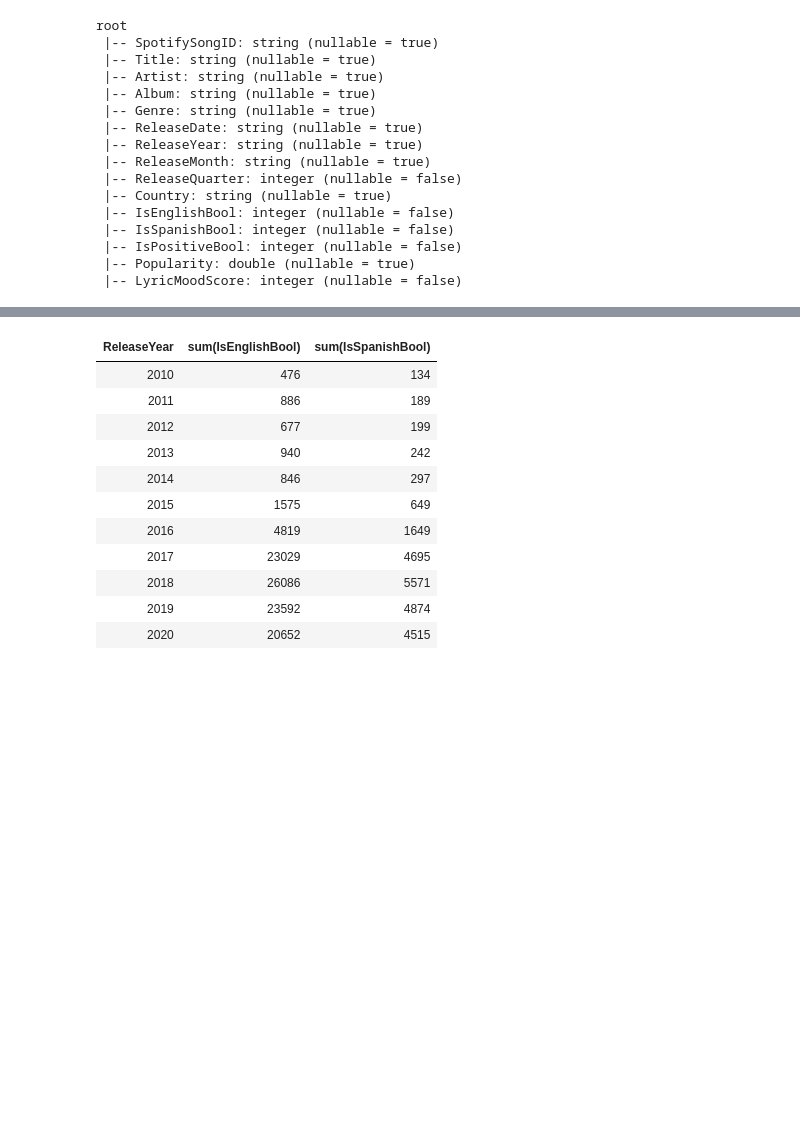
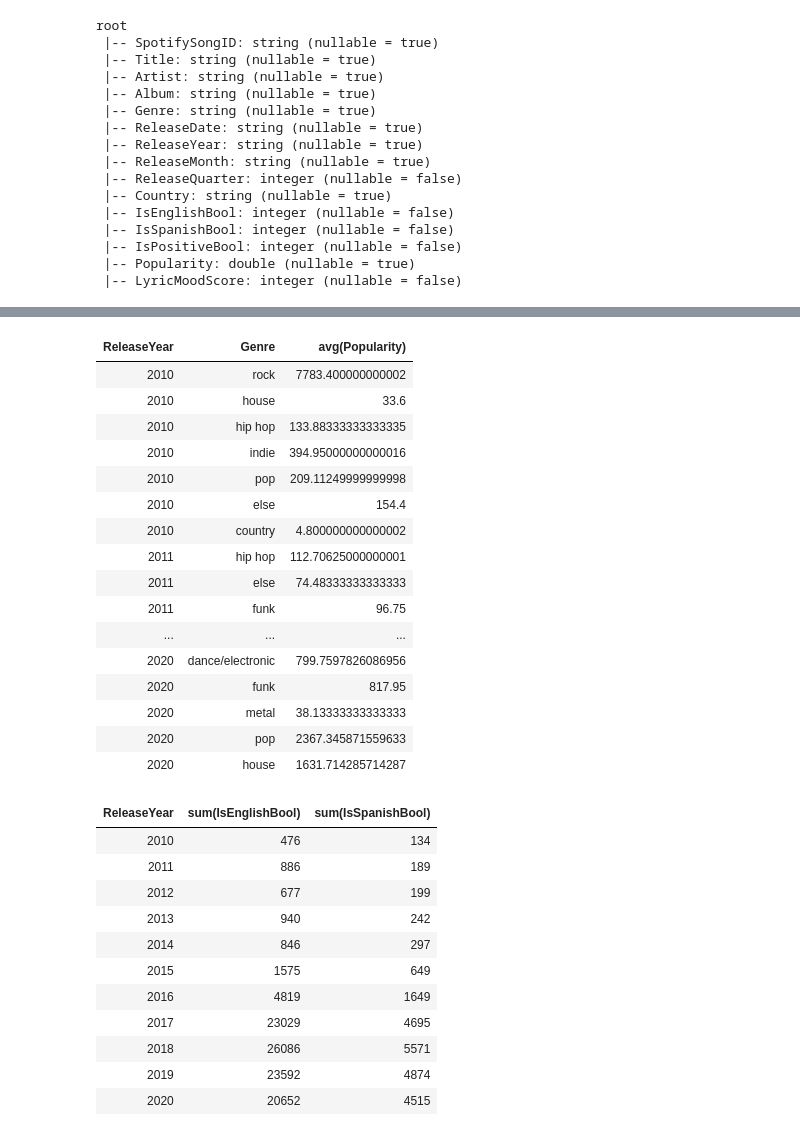
Before and after one commit to MaxSMCON/Group3, a Jupyter notebook: UWaterloo - Final Project - KKissoon/Spotify-Group3Project-KKissoon-Visualizations.ipynb, the cells around one changed output, grey strips where cells are left out. Cells and saved outputs as stored; diff of their text form; code cells hidden in the pictures; blank space fills up the shorter version.

```diff
--- a/UWaterloo - Final Project - KKissoon/Spotify-Group3Project-KKissoon-Visualizations.ipynb
+++ b/UWaterloo - Final Project - KKissoon/Spotify-Group3Project-KKissoon-Visualizations.ipynb
@@ -302,3 +302,25 @@ display(vis1)
+# %%
+# Visual 1B: Average Popularity by Year for USA since 2010. --> BY GENRE
+vis1b = df.filter(df.Country == "USA").filter(df.ReleaseYear >= 2010).groupBy("ReleaseYear", "Genre").mean("Popularity").orderBy("ReleaseYear")
+display(vis1b)
+# %% [output]
+| ReleaseYear | Genre | avg(Popularity) |
+| 2010 | rock | 7783.400000000002 |
+| 2010 | house | 33.6 |
+| 2010 | hip hop | 133.88333333333335 |
+| 2010 | indie | 394.95000000000016 |
+| 2010 | pop | 209.11249999999998 |
+| 2010 | else | 154.4 |
+| 2010 | country | 4.800000000000002 |
+| 2011 | hip hop | 112.70625000000001 |
+| 2011 | else | 74.48333333333333 |
+| 2011 | funk | 96.75 |
+| ... | ... | ... |
+| 2020 | dance/electronic | 799.7597826086956 |
+| 2020 | funk | 817.95 |
+| 2020 | metal | 38.13333333333333 |
+| 2020 | pop | 2367.345871559633 |
+| 2020 | house | 1631.714285714287 |
 # %%
 # Visual 2: Number of Records Pertaining to Entry From an English speaking or Spanish speakig Country over time.
 vis2 = df.filter(df.ReleaseYear >= 2010).groupBy("ReleaseYear").sum("IsEnglishBool", "IsSpanishBool").orderBy("ReleaseYear")
```
Also changed, not shown: parts of 2 cells of this notebook, 1 other file.
